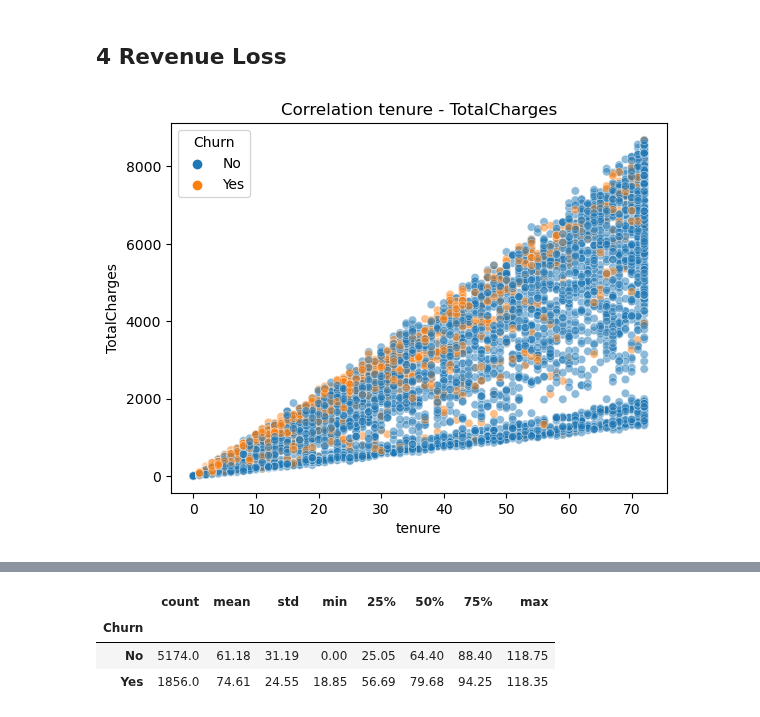
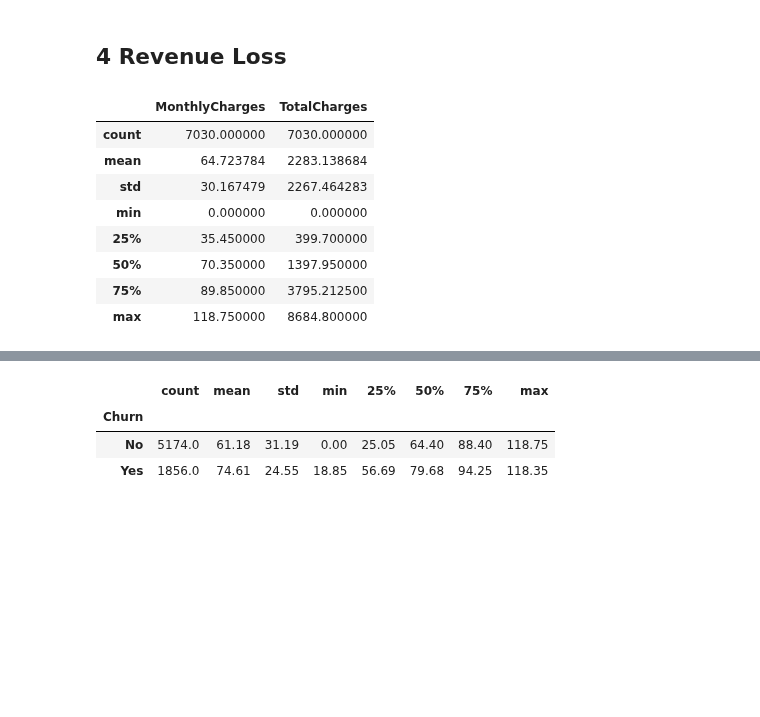
Before and after one commit to emsif84/churn_prediction, a Jupyter notebook: exploratory_data_analysis.ipynb, the cells around one changed output, grey strips where cells are left out. Drawn from its saved outputs; the diff is of its cells as text; code cells hidden in the pictures; blank space fills up the shorter version.

```diff
--- a/exploratory_data_analysis.ipynb
+++ b/exploratory_data_analysis.ipynb
@@ -286,10 +286,16 @@ data['tenure'].corr(data['TotalCharges'],method='pearson')
 0.8259489196133213
 # %% [markdown]
 ## 4 Revenue Loss
-# %%
-sns.scatterplot(data=data,x='tenure',y='TotalCharges',alpha=0.5,hue='Churn')
-plt.title('Correlation tenure - TotalCharges')
-plt.show()
-# %% [output]
-[figure, removed]
+# %%
+data[['MonthlyCharges','TotalCharges']].describe()
+# %% [output]
+|  | MonthlyCharges | TotalCharges |
+| count | 7030.000000 | 7030.000000 |
+| mean | 64.723784 | 2283.138684 |
+| std | 30.167479 | 2267.464283 |
+| min | 0.000000 | 0.000000 |
+| 25% | 35.450000 | 399.700000 |
+| 50% | 70.350000 | 1397.950000 |
+| 75% | 89.850000 | 3795.212500 |
+| max | 118.750000 | 8684.800000 |
 # %% [markdown]
```
Also changed, not shown: parts of 4 cells of this notebook.
